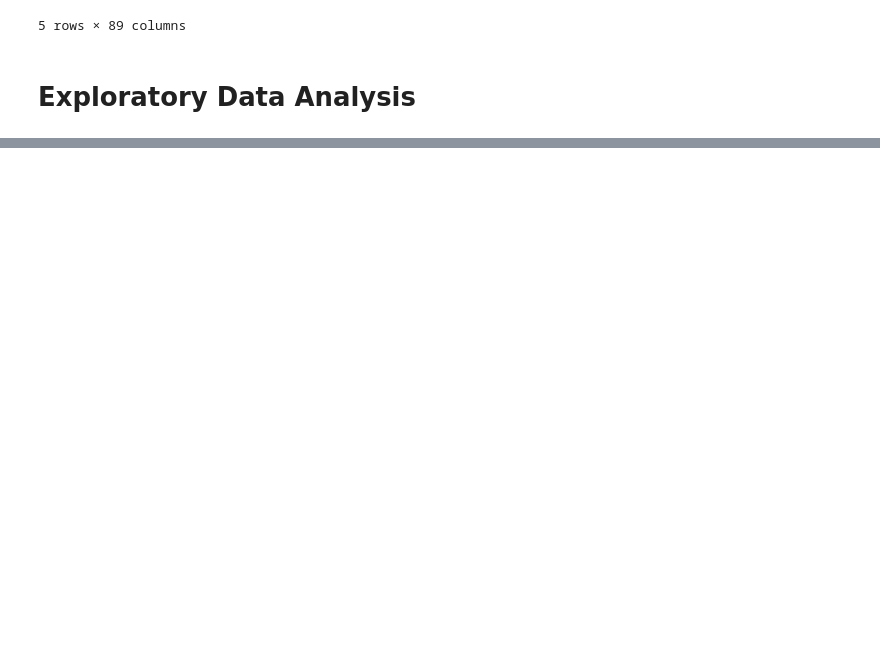
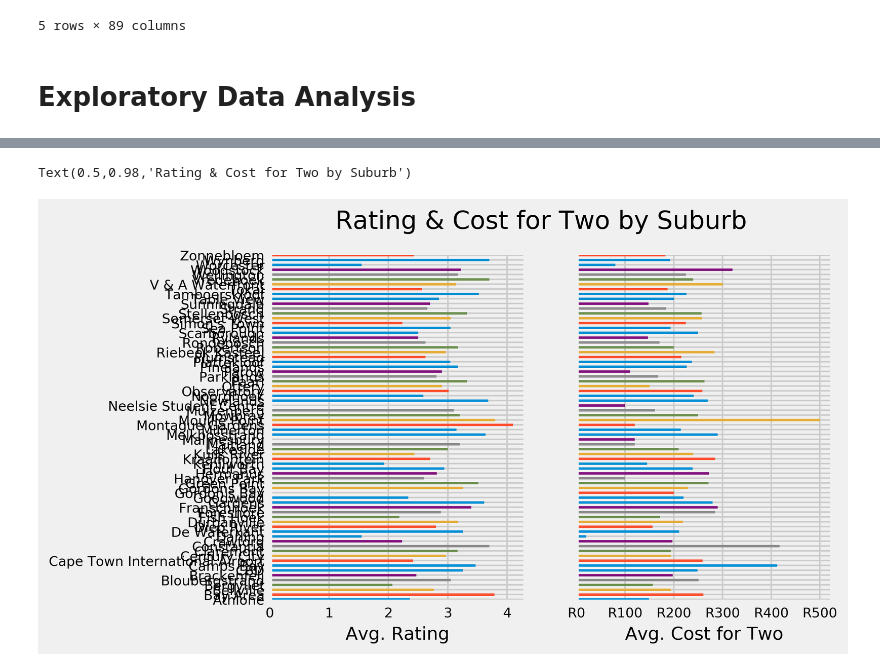
Before and after one commit to dorond/zomato-ct-analysis, a Jupyter notebook: Cape Town Restaurant Analysis using Zomato Data.ipynb, the cells around one changed output, grey strips where cells are left out. Saved outputs shown, nothing was run; the diff lists cells and outputs as text; code cells hidden in the pictures; blank space fills up the shorter version.

```diff
--- a/Cape Town Restaurant Analysis using Zomato Data.ipynb
+++ b/Cape Town Restaurant Analysis using Zomato Data.ipynb
@@ -735,0 +787,18 @@ data.sort_values("aggregate_rating", ascending=False, inplace=False).to_csv('pro
+# %%
+cols = ["aggregate_rating", "average_cost_for_two"]
+xlabels = ["Avg. Rating", "Avg. Cost for Two"]
+fig, ax = plt.subplots(1, 2, sharey='row', dpi=400)
+fig.subplots_adjust(hspace=0.4)
+
+for ax, col, xlabel in zip(ax.ravel(), cols, xlabels):
+    df[col].plot.barh(ax=ax)
+    ax.set_xlabel(xlabel)
+    if col == "average_cost_for_two":
+        ax.xaxis.set_major_formatter(axes_formatter)
+    ax.set_ylabel("")
+
+plt.suptitle("Rating & Cost for Two by Region")
+#save_fig('investment-multiple-years-risks-lump-sum-monthly-contrib')
+# %%
+df_suburb = data.pivot_table(index="locality")
+df_suburb
@@ -735,0 +825,18 @@ data.sort_values("aggregate_rating", ascending=False, inplace=False).to_csv('pro
+# %%
+cols = ["aggregate_rating", "average_cost_for_two"]
+xlabels = ["Avg. Rating", "Avg. Cost for Two"]
+fig, ax = plt.subplots(1, 2, sharey='row', dpi=400)
+fig.subplots_adjust(hspace=0.4)
+
+for ax, col, xlabel in zip(ax.ravel(), cols, xlabels):
+    df_suburb[col].plot.barh(ax=ax)
+    ax.set_xlabel(xlabel)
+    if col == "average_cost_for_two":
+        ax.xaxis.set_major_formatter(axes_formatter)
+    ax.set_ylabel("")
+
+plt.suptitle("Rating & Cost for Two by Suburb")
+#save_fig('investment-multiple-years-risks-lump-sum-monthly-contrib')
+# %% [output]
+Text(0.5,0.98,'Rating & Cost for Two by Suburb')
+[figure, added]
```
Also changed, not shown: parts of 10 cells of this notebook.
